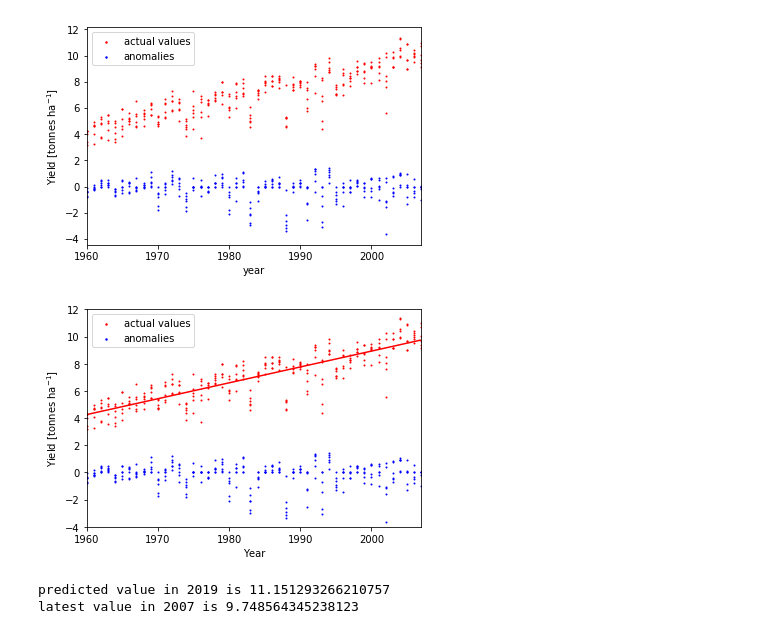
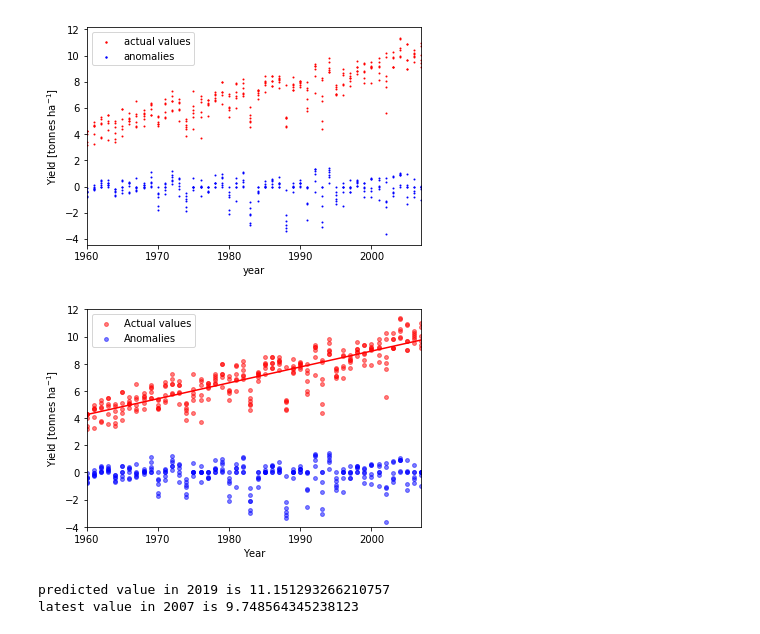
Before and after one commit to AnisaAubin/facynation, a Jupyter notebook: 6_Warming_impact.ipynb, the cells around one changed output. Drawn from its saved outputs; the diff is of its cells as text; code cells hidden in the pictures.

```diff
--- a/6_Warming_impact.ipynb
+++ b/6_Warming_impact.ipynb
@@ -79,30 +81,32 @@ for state in states:
 # %%
 fig, ax = plt.subplots()
 
 
 import scipy
 slope, intercept, rval, pval, sterr = scipy.stats.linregress(all_years, all_yields)
 
 x = np.array([1950., 2020.])
 y = slope * x + intercept
 plt.plot(x, y, c ='r')
 
-plt.scatter( all_years,  all_anoms, s = 1.0, c ='b')
-plt.scatter( all_years,  all_yields, s = 1.0, c ='r')
+plt.scatter( all_years,  all_yields, s = 15.0, alpha=0.5, c ='r', label = 'Actual values')
+plt.scatter( all_years,  all_anoms, s = 15.0, alpha=0.5, c ='b', label = 'Anomalies')
 
-plt.scatter([-1], [0], s = 2.0, c ='r', label = 'actual values')
-plt.scatter([-1], [0], s = 2.0, c ='b', label = 'anomalies')
+
+#plt.scatter([-1], [0], s = 5.0, c ='b', label = 'anomalies')
+#plt.scatter([-1], [0], s = 5.0, c ='r', label = 'actual values')
+
 
 ax.set_xlabel('Year')
 ax.set_ylabel('Yield [tonnes ha$^{-1}$]')
 ax.set_xlim(1960, 2007)
 ax.set_ylim(-4, 12)
 plt.legend()
 
 plt.savefig("./figs/yields_vs_anoms.png")
 plt.savefig("./figs/yields_vs_anoms.pdf")
 # %% [output]
-[figure, old version]
+[figure, new version]
 # %%
 print('predicted value in 2019 is {}'.format(slope * 2019 + intercept) )
 print('latest value in 2007 is {}'.format(slope * 2007 + intercept) )
```
Also changed, not shown: parts of 17 cells of this notebook, 2 other files.
